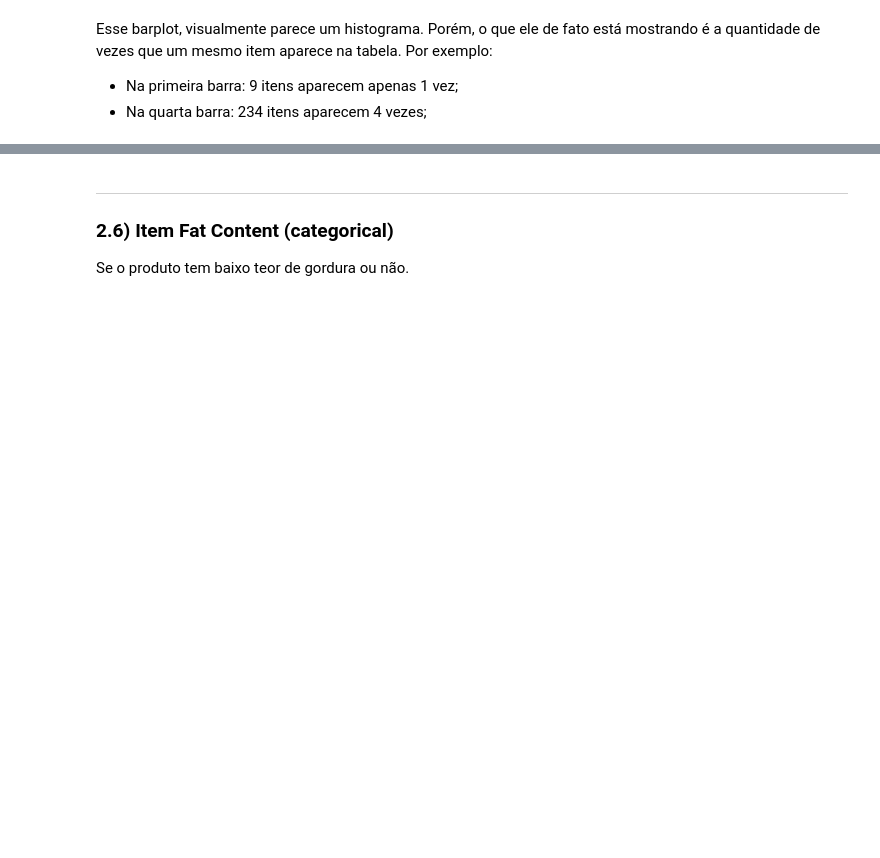
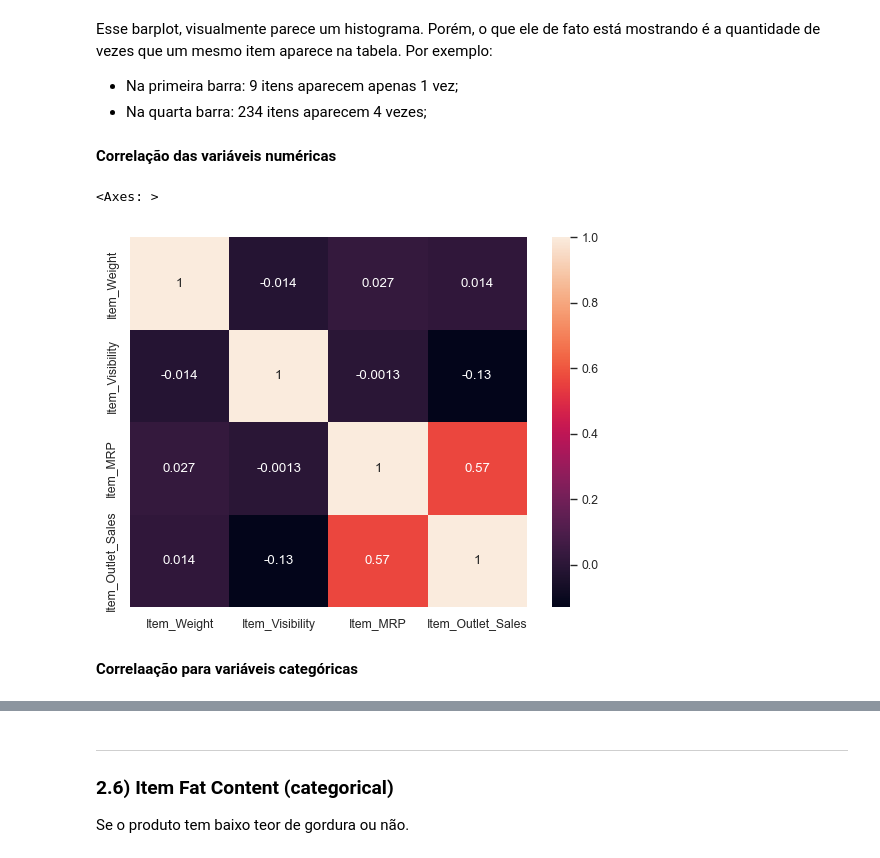
Before and after one commit to Krupique/mlops-projects, a Jupyter notebook: 02-bigmart_sales_prediction/notebook/data_analysis_new.ipynb, the cells around one changed output, grey strips where cells are left out. Saved outputs shown, nothing was run; the diff lists cells and outputs as text; code cells hidden in the pictures; blank space fills up the shorter version.

```diff
--- a/02-bigmart_sales_prediction/notebook/data_analysis_new.ipynb
+++ b/02-bigmart_sales_prediction/notebook/data_analysis_new.ipynb
@@ -671,3 +675,12 @@ fig.update_layout(
     )
 
 fig.show()
+# %% [markdown]
+**Correlação das variáveis numéricas**
+# %%
+sns.heatmap(df_train_raw[['Item_Weight', 'Item_Visibility', 'Item_MRP', 'Item_Outlet_Sales']].corr(), annot=True)
+# %% [output]
+<Axes: >
+[figure, added]
+# %% [markdown]
+**Correlaação para variáveis categóricas**
```
Also changed, not shown: parts of 9 cells of this notebook.
